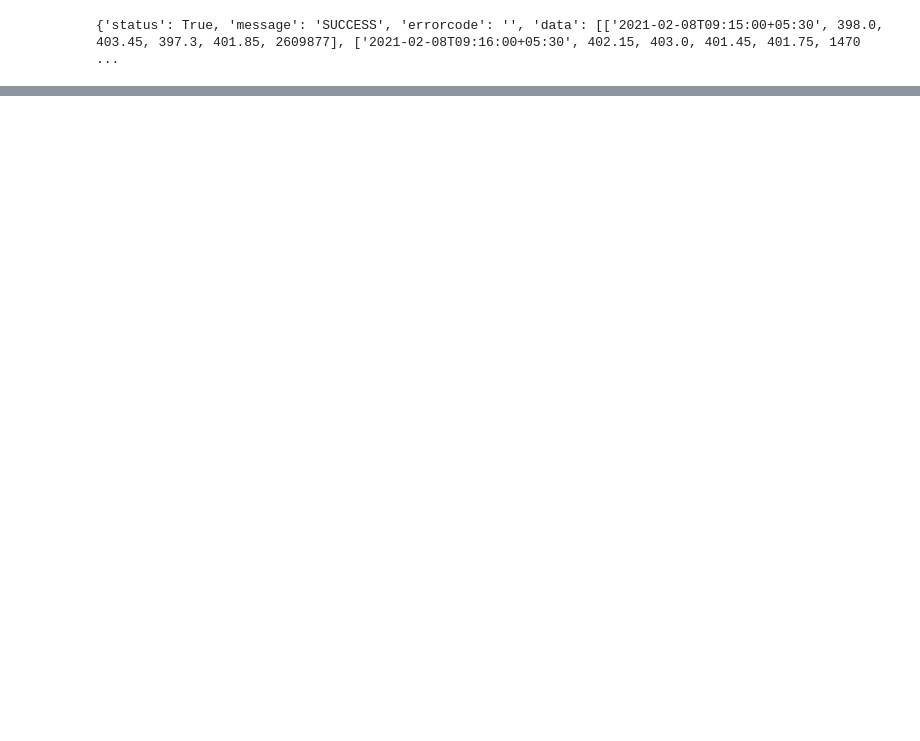
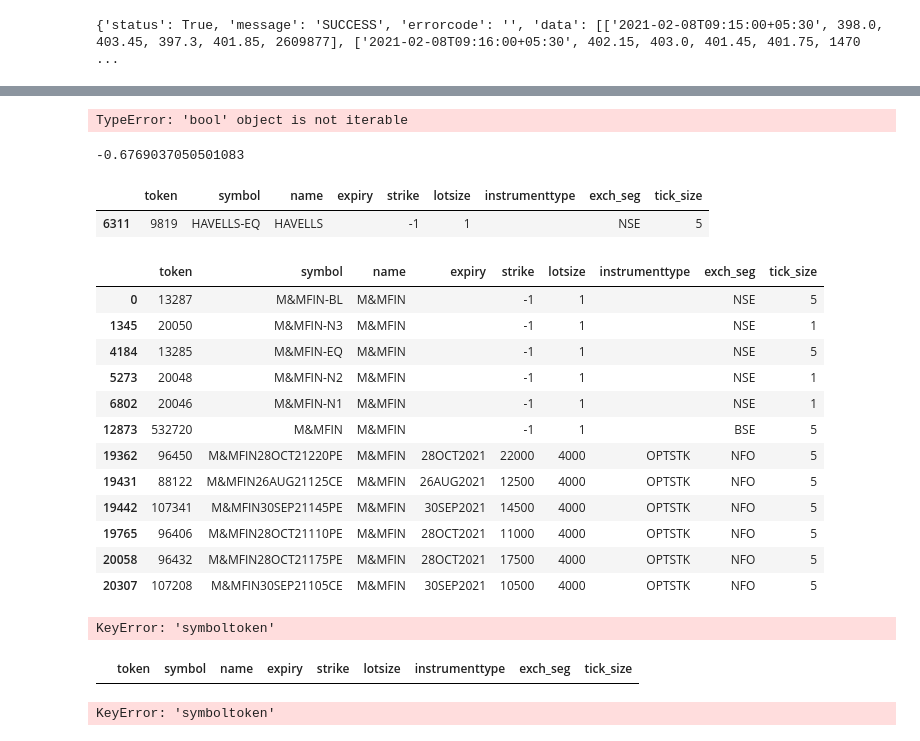
Before and after one commit to aj2010adil/smartapi-python, a Jupyter notebook: basic_function.ipynb, the cells around one changed output, grey strips where cells are left out. Drawn from its saved outputs; the diff is of its cells as text; code cells hidden in the pictures; blank space fills up the shorter version.

```diff
--- a/basic_function.ipynb
+++ b/basic_function.ipynb
@@ -151,0 +357,8 @@ def hist_data(obj):
+# %%
+df.filter(df['ema'][i] !='nan')
+# %% [output]
+TypeError: 'bool' object is not iterable
+# %%
+data['open'].iloc[-1]-data['ema'].iloc[-1]
+# %% [output]
+-0.6769037050501083
@@ -151,0 +368,32 @@ def hist_data(obj):
+# %%
+havells= json_data[json_data['symbol'].str.contains("HAVELLS-EQ",case=False)]
+havells.head()
+# %% [output]
+|  | token | symbol | name | expiry | strike | lotsize | instrumenttype | exch_seg | tick_size |
+| 6311 | 9819 | HAVELLS-EQ | HAVELLS |  | -1 | 1 |  | NSE | 5 |
+# %%
+# names=json_data.filter(like='M') # this is for labels only
+continents = ['M&MFIN','HA', 'Americas', 'Europe']
+names= json_data[(json_data.name.isin(continents))]
+# %%
+# names.where(lambda x: x.concate("ad"))
+names.head(12)
+# %% [output]
+|  | token | symbol | name | expiry | strike | lotsize | instrumenttype | exch_seg | tick_size |
+| 0 | 13287 | M&MFIN-BL | M&MFIN |  | -1 | 1 |  | NSE | 5 |
+| 1345 | 20050 | M&MFIN-N3 | M&MFIN |  | -1 | 1 |  | NSE | 1 |
+| 4184 | 13285 | M&MFIN-EQ | M&MFIN |  | -1 | 1 |  | NSE | 5 |
+| 5273 | 20048 | M&MFIN-N2 | M&MFIN |  | -1 | 1 |  | NSE | 1 |
+| 6802 | 20046 | M&MFIN-N1 | M&MFIN |  | -1 | 1 |  | NSE | 1 |
+| 12873 | 532720 | M&MFIN | M&MFIN |  | -1 | 1 |  | BSE | 5 |
+| 19362 | 96450 | M&MFIN28OCT21220PE | M&MFIN | 28OCT2021 | 22000 | 4000 | OPTSTK | NFO | 5 |
+| 19431 | 88122 | M&MFIN26AUG21125CE | M&MFIN | 26AUG2021 | 12500 | 4000 | OPTSTK | NFO | 5 |
+| 19442 | 107341 | M&MFIN30SEP21145PE | M&MFIN | 30SEP2021 | 14500 | 4000 | OPTSTK | NFO | 5 |
+| 19765 | 96406 | M&MFIN28OCT21110PE | M&MFIN | 28OCT2021 | 11000 | 4000 | OPTSTK | NFO | 5 |
+| 20058 | 96432 | M&MFIN28OCT21175PE | M&MFIN | 28OCT2021 | 17500 | 4000 | OPTSTK | NFO | 5 |
+| 20307 | 107208 | M&MFIN30SEP21105CE | M&MFIN | 30SEP2021 | 10500 | 4000 | OPTSTK | NFO | 5 |
+# %%
+names= json_data[json_data['name'].str.contains("have",case=False)]
+names['symboltoken'].iloc[-1]
+# %% [output]
+KeyError: 'symboltoken'
@@ -151,0 +402,9 @@ def hist_data(obj):
+# %%
+names= json_data.loc[json_data['name'].str.contains("HAVELLS \w{1,}/",case=False)] # regex can be used later
+names.head()
+# %% [output]
+|  | token | symbol | name | expiry | strike | lotsize | instrumenttype | exch_seg | tick_size |
+# %%
+names['symboltoken'].iloc(-1)
+# %% [output]
+KeyError: 'symboltoken'
```
Also changed, not shown: parts of 16 cells of this notebook, 17 other files.
